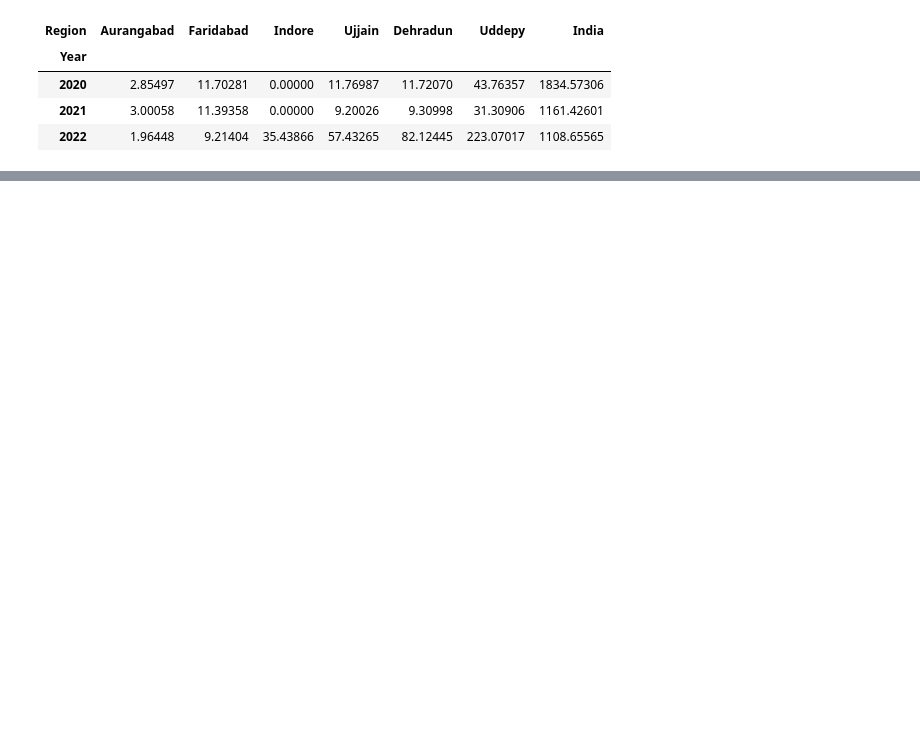
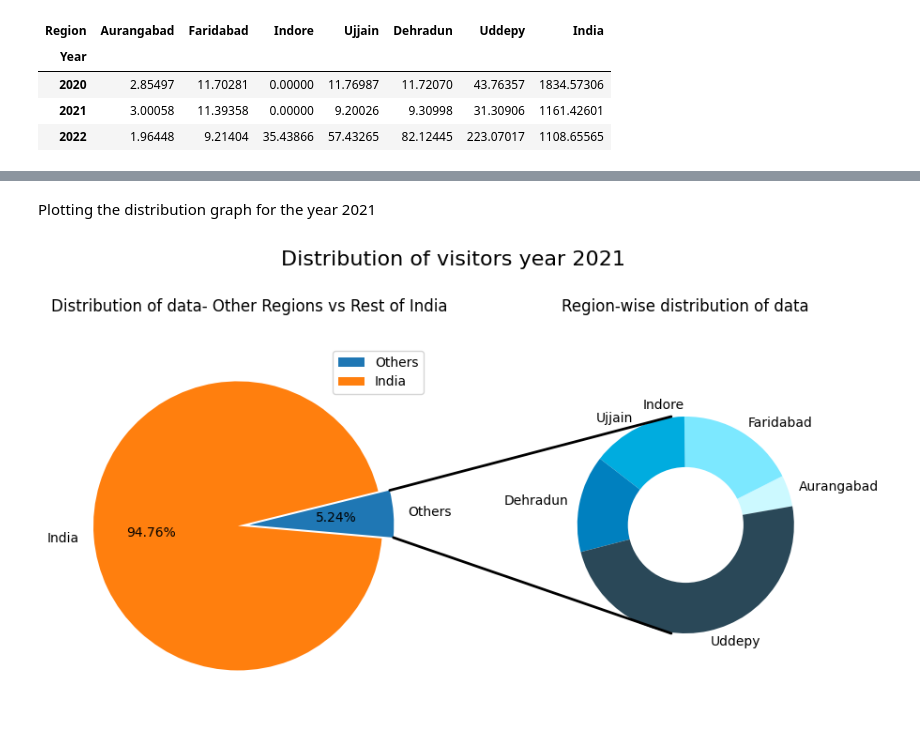
Before and after one commit to pratiksrm99/DataAnalysis, a Jupyter notebook: Website_Visitors_Data_Analysis.ipynb, the cells around one changed output, grey strips where cells are left out. Cells and saved outputs as stored; diff of their text form; code cells hidden in the pictures; blank space fills up the shorter version.

```diff
--- a/Website_Visitors_Data_Analysis.ipynb
+++ b/Website_Visitors_Data_Analysis.ipynb
@@ -319,0 +368,6 @@ plt.show()
+# %% [markdown]
+Plotting the distribution graph for the year 2021
+# %%
+plot_graph(idx=1, start_angle=-5, year="2021")
+# %% [output]
+[figure, added]
```
Also changed, not shown: parts of 9 cells of this notebook.
